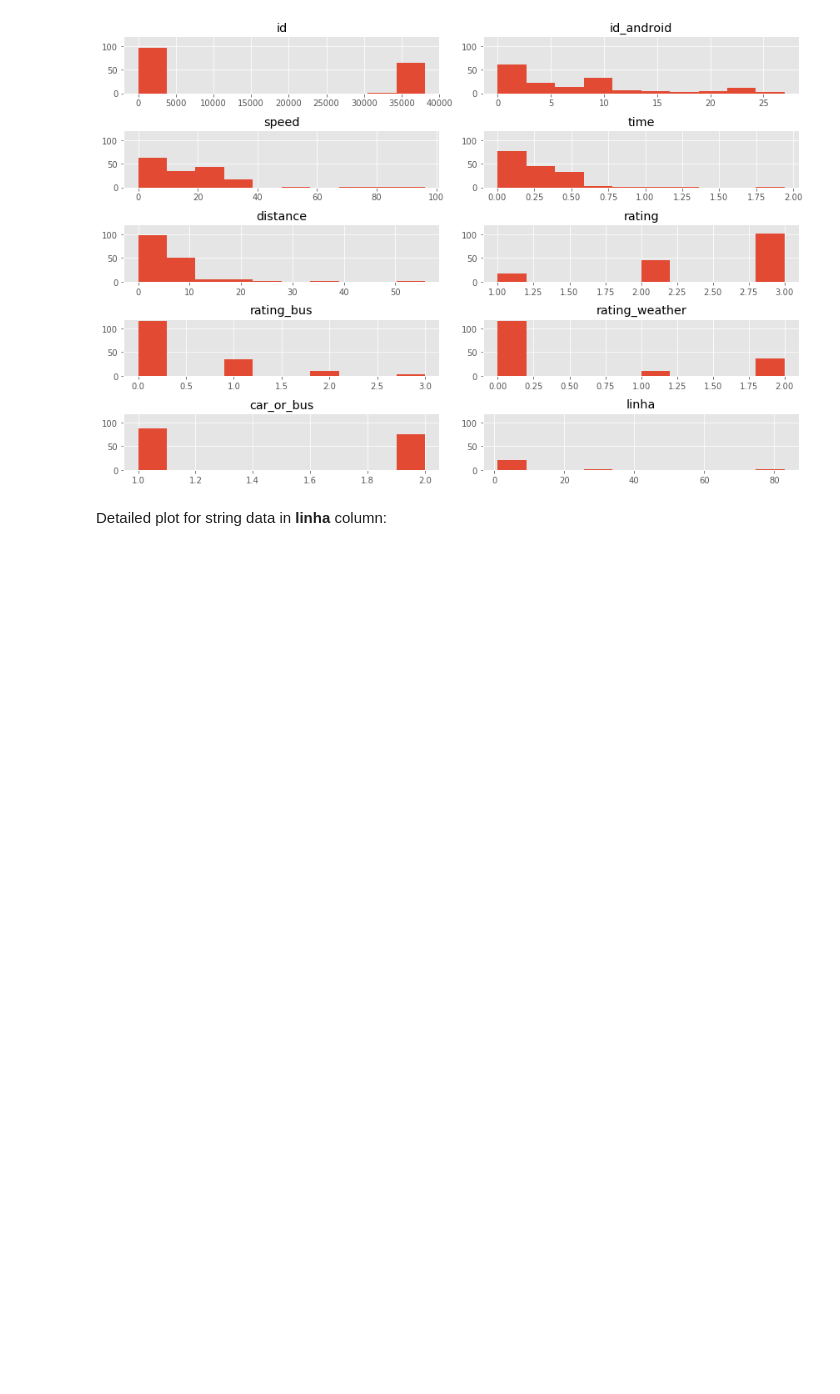
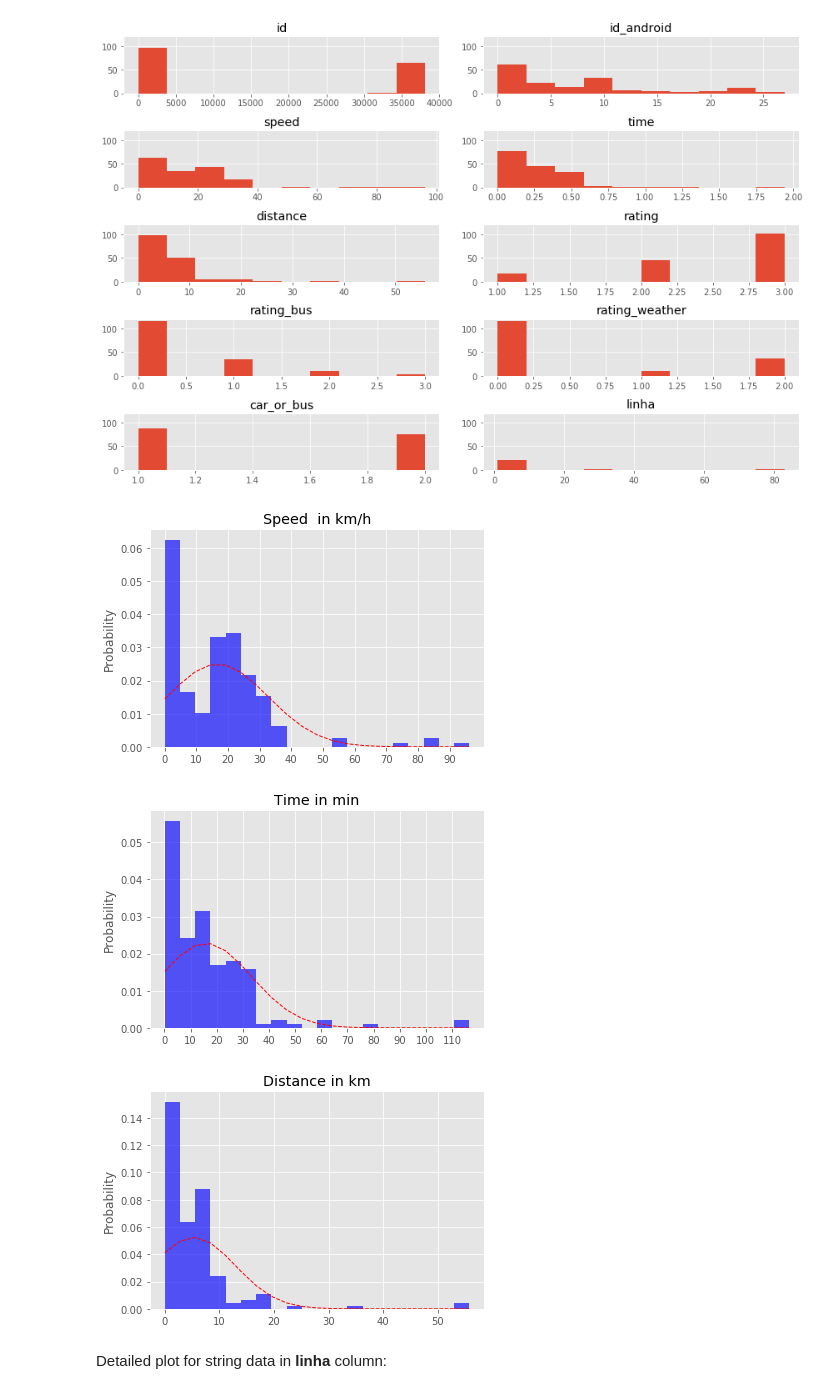
Before and after one commit to MoBran/bi2_project, a Jupyter notebook: src/DataExploration.ipynb, the cells around one changed output. Saved outputs shown, nothing was run; the diff lists cells and outputs as text; code cells hidden in the pictures; blank space fills up the shorter version.

Commit message:
more maps and a bit of data viz

```diff
--- a/src/DataExploration.ipynb
+++ b/src/DataExploration.ipynb
@@ -318,6 +347,31 @@ for ax in axes1_flattened:
 fig1.tight_layout();
 # %% [output]
 [figure]
+# %%
+import matplotlib.mlab as mlab
+
+def generate_hist_density_plot(data, label):
+    n, bins, patches = plt.hist(data, 20, normed=1, histtype='bar',facecolor='b', alpha=0.65)
+    mean = np.mean(data)
+    std = np.std(data)
+
+    # add a 'best fit' line
+    y = mlab.normpdf( bins, mean, std)
+    l = plt.plot(bins, y, 'r--', linewidth=1)
+
+    plt.ylabel('Probability')
+    plt.title(label)
+    plt.xticks(np.arange(0,max(data),10))
+    plt.grid(True)
+    return plt
+
+generate_hist_density_plot(tracks['speed'], 'Speed  in km/h').show()
+generate_hist_density_plot(tracks['time']*60, 'Time in min').show()
+generate_hist_density_plot(tracks['distance'], 'Distance in km').show()
+# %% [output]
+[figure, added]
+[figure, added]
+[figure, added]
 # %% [markdown]
 Detailed plot for string data in **linha** column:
 # %%
```
Also changed, not shown: parts of 9 cells of this notebook, 5 other files.
